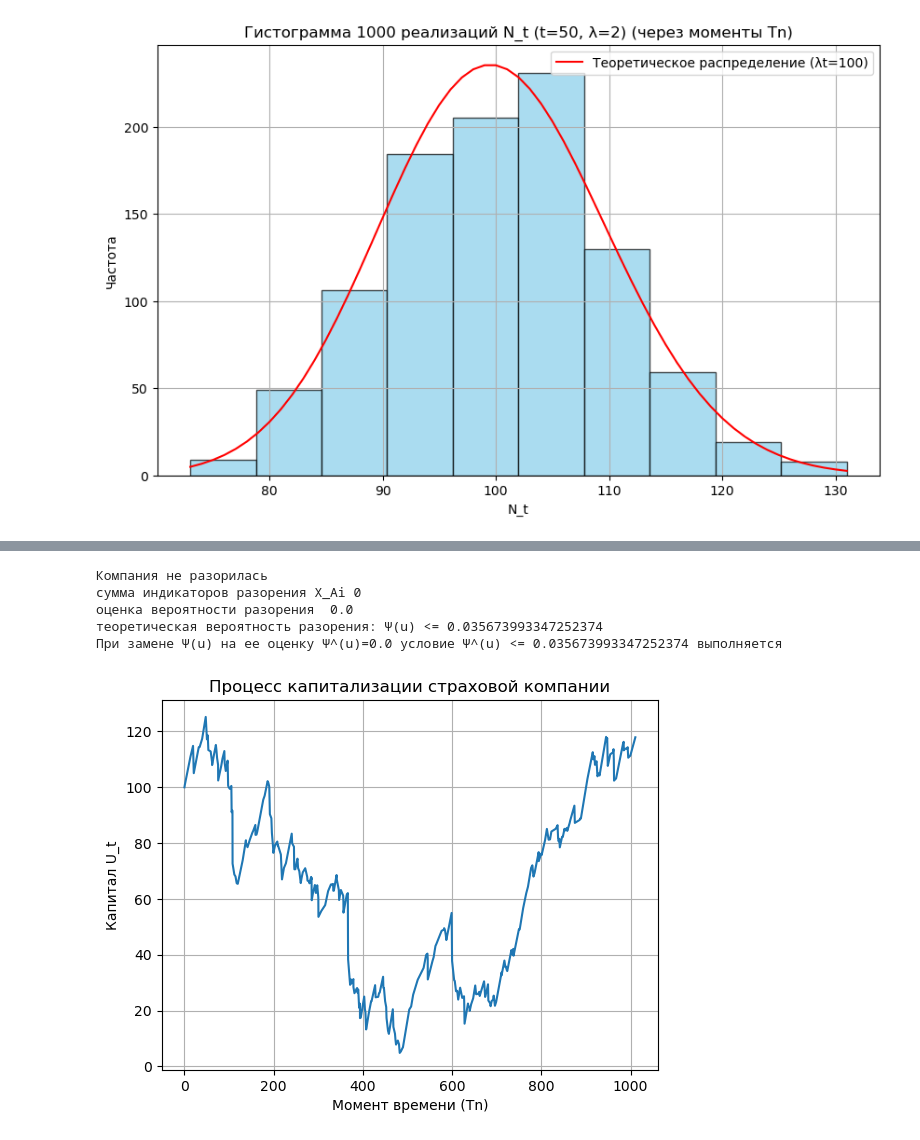
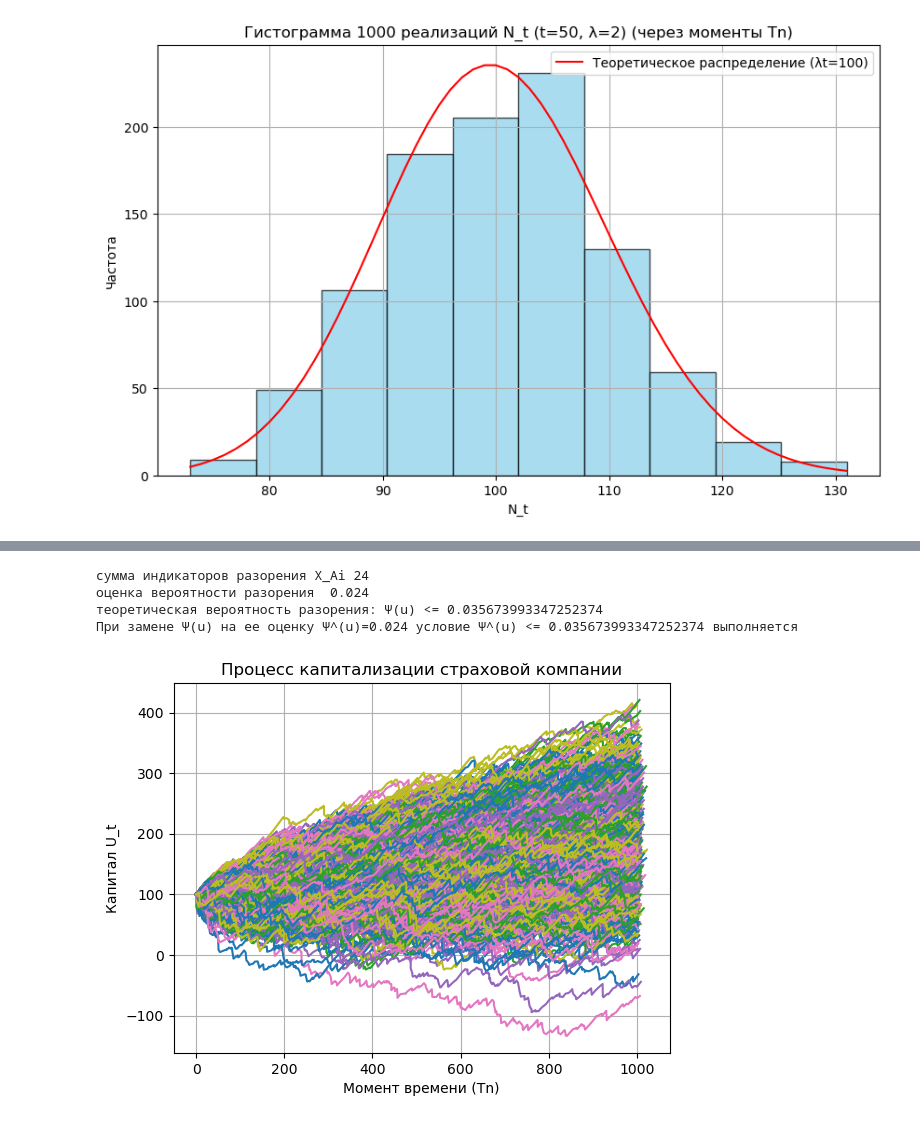
Before and after one commit to Ran00dom/EMM2, a Jupyter notebook: Lab7_EMM2.ipynb, the cells around one changed output, grey strips where cells are left out. Drawn from its saved outputs; the diff is of its cells as text; code cells hidden in the pictures.

```diff
--- a/Lab7_EMM2.ipynb
+++ b/Lab7_EMM2.ipynb
@@ -93,48 +93,48 @@ plt.show()
 # %%
 # 4. Рассчитать выборочную вероятность разорения фирмы при следующих
 # значениях параметров: tmax = 1000, c = 1, lambda_ = 0.3, mu = 3, U0 = 100, по
 # формул
 
 c = 1
 lambda_ = 0.3
 mu = 3
 U0 = 100
 t_MAX = 1000
+N = 1000
 
-result = u_times(t_MAX, lambda_, mu, c, U0)
+# Добавил множество реализаций процесса
+result = []
+for i in range(N):
+    result.append(u_times(t_MAX, lambda_, mu, c, U0))
+
+# изменил оценку вероятности
 # оценка вероятности разорения
-U_t = result[1]
+X_Ai_sum = 0
+for i in range(N):
+    U_t = result[i][1][result[i][1] < 0]
+    if(len(U_t) > 0):
+        X_Ai_sum += 1
 
-if (X_Ai > 0):
-    for t in range(len(U_t)):
-        if (U_t[t] < 0):
-            print("компания разорилась на моменте времени ", result[0][t])
-            break
-else:
-    print("Компания не разорилась")
-
-X_Ai_sum = len(U_t[U_t < 0])
 print("сумма индикаторов разорения X_Ai", X_Ai_sum)
 
-psi_hat = X_Ai_sum/t_MAX
+psi_hat = X_Ai_sum/N
 print("оценка вероятности разорения ",psi_hat)
 
 ro = c/(lambda_*mu) - 1
 psi_sup = np.exp((-1/mu)*(ro/(1+ro))*U0)
 
 print(f"теоретическая вероятность разорения: Ψ(u) <= {psi_sup}")
 print(f"При замене Ψ(u) на ее оценку Ψ^(u)={psi_hat} условие Ψ^(u) <= {psi_sup} выполняется")
-
-plt.plot(result[0] ,U_t)
+for i in range(N):
+    plt.plot(result[i][0], result[i][1] ,U_t)
 plt.title(f"Процесс капитализации страховой компании")
 plt.xlabel("Момент времени (Tn)")
 plt.ylabel("Капитал U_t")
 plt.grid(True)
-plt.show()
+#plt.show()
 # %% [output]
-Компания не разорилась
-сумма индикаторов разорения X_Ai 0
-оценка вероятности разорения  0.0
+сумма индикаторов разорения X_Ai 24
+оценка вероятности разорения  0.024
 теоретическая вероятность разорения: Ψ(u) <= 0.035673993347252374
-При замене Ψ(u) на ее оценку Ψ^(u)=0.0 условие Ψ^(u) <= 0.035673993347252374 выполняется
+При замене Ψ(u) на ее оценку Ψ^(u)=0.024 условие Ψ^(u) <= 0.035673993347252374 выполняется
-[figure, old version]
+[figure, new version]
```
Also changed, not shown: parts of 1 cell of this notebook.
